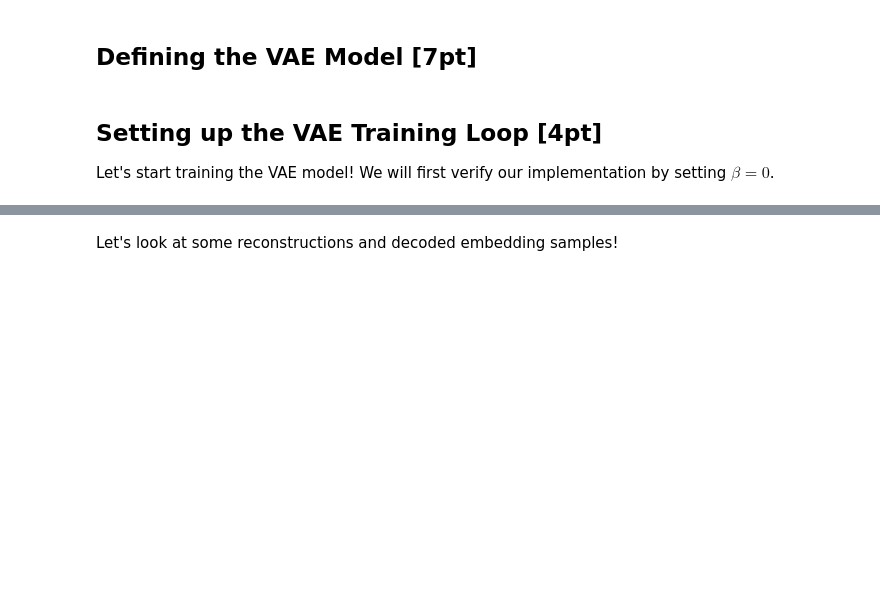
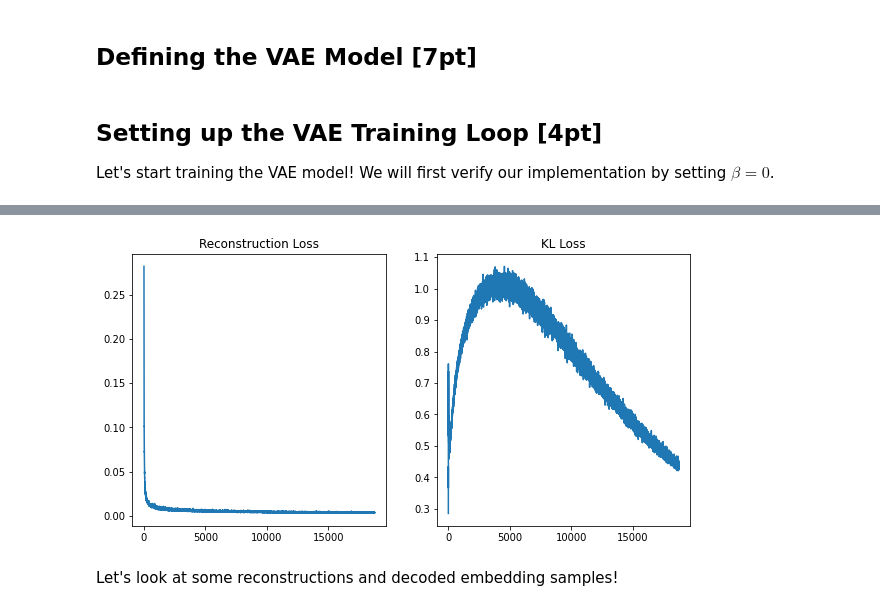
Before and after one commit to OpenReader/VAE-and-GAN, a Jupyter notebook: CSCI566_Assignment2_problem_1_VAE.ipynb, the cells around one changed output, grey strips where cells are left out. Cells and saved outputs as stored; diff of their text form; code cells hidden in the pictures; blank space fills up the shorter version.

```diff
--- a/CSCI566_Assignment2_problem_1_VAE.ipynb
+++ b/CSCI566_Assignment2_problem_1_VAE.ipynb
@@ -398,8 +427,9 @@ class VAE(nn.Module):
     #       mean and log_sigma, so the dimensionality of the output embedding needs to #
     #       double.                                                                    #
     ####################################################################################
-    self.encoder = None
-    self.decoder = None
+    self.nz = nz
+    self.encoder = Encoder(nz*2)
+    self.decoder = Decoder(nz)
     #################################### END TODO ######################################
 
   def forward(self, x):
@@ -412,13 +442,14 @@ class VAE(nn.Module):
     #          3. decode the sampled z to obtain the reconstructed image               #
     ####################################################################################
     # encode input into posterior distribution q(z | x)
-    q = None       # output of encoder (concatenated mean and log_sigma)
+    q = self.encoder(x)       # output of encoder (concatenated mean and log_sigma)
 
     # sample latent variable z with reparametrization
-    z = None       # batch of sampled embeddings
+    mn = torch.distributions.multivariate_normal.MultivariateNormal(torch.zeros(self.nz), torch.eye(self.nz))
+    z = q[:, :self.nz] + mn.sample().to(device) * q[:, self.nz:]      # batch of sampled embeddings
 
     # compute reconstruction
-    reconstruction = None   # decoder reconstruction from embedding
+    reconstruction = self.decoder(z)   # decoder reconstruction from embedding
     #################################### END TODO ######################################
 
     return {'q': q,
@@ -437,10 +468,12 @@ class VAE(nn.Module):
     #       not symmetric, ie. KL(p, q) != KL(q, p)!                                   #
     ####################################################################################
     # compute reconstruction loss
-    rec_loss = None
+    criterion = nn.MSELoss()
+    rec_loss = criterion(x['rec'], outputs)
 
     # compute KL divergence loss
-    kl_loss = None      # make sure that this is a scalar, not a vector / array
+    kl_loss = kl_divergence(x['q'][:, :self.nz], x['q'][:, self.nz:],
+                            torch.zeros(self.nz).to(device), torch.zeros(self.nz).to(device)).mean()      # make sure that this is a scalar, not a vector / array
     #################################### END TODO ######################################
 
     # return weihgted objective
@@ -456,7 +489,8 @@ class VAE(nn.Module):
     # HINT: encode the input image and then decode the mean of the posterior to obtain #
     #       the reconstruction.                                                        #
     ####################################################################################
-    reconstruction = None
+    q = self.encoder(x)
+    reconstruction = self.decoder(q[:, :self.nz])
     #################################### END TODO ######################################
     return reconstruction
 # %% [markdown]
@@ -471,9 +505,9 @@ nz = 64
 # Tune the beta parameter to obtain good VAE training results. However, for the    #
 # initial experiments leave beta = 0 in order to verify our implementation.        #
 ####################################################################################
-epochs = 5         # using 5 epochs is sufficient for the first two experiments
+epochs = 20         # using 5 epochs is sufficient for the first two experiments
                    # for the experiment where you tune beta, 20 epochs are appropriate
-beta = 0.0
+beta = 0.0001
 #################################### END TODO ######################################
 
 # build VAE model
@@ -485,7 +519,7 @@ vae_model = vae_model.train()   # set model in train mode (eg batchnorm params g
 # Build the optimizer for the vae_model. We will again use the Adam optimizer with #
 # the given learning rate and otherwise default parameters.                        #
 ####################################################################################
-opt = None
+opt = torch.optim.Adam(vae_model.parameters(), lr=learning_rate)
 #################################### END TODO ######################################
 
 train_it = 0
@@ -502,9 +536,13 @@ for ep in range(epochs):
   #       training loss. It outputs the total training loss and a dict containing    #
   #       the breakdown of reconstruction and KL loss.                               #
   ####################################################################################
-  for None in None:
-    # add VAE training loop commands here
-    # ...
+  for data in mnist_data_loader:
+    inputs = data[0].to(device)
+    opt.zero_grad()
+    outputs = vae_model(inputs)
+    total_loss, losses = vae_model.loss(outputs, inputs)
+    total_loss.backward()
+    opt.step()
     #################################### END TODO ####################################
 
     rec_loss.append(losses['rec_loss']); kl_loss.append(losses['kl_loss'])
@@ -524,3 +562,4 @@ ax2 = plt.subplot(122)
 ax2.plot(kl_loss)
 ax2.title.set_text("KL Loss")
 plt.show()
+# %% [output]
@@ -527,3 +583,4 @@ plt.show()
+[figure, added]
 # %% [markdown]
 Let's look at some reconstructions and decoded embedding samples!
 # %%
```
Also changed, not shown: parts of 14 cells of this notebook.
